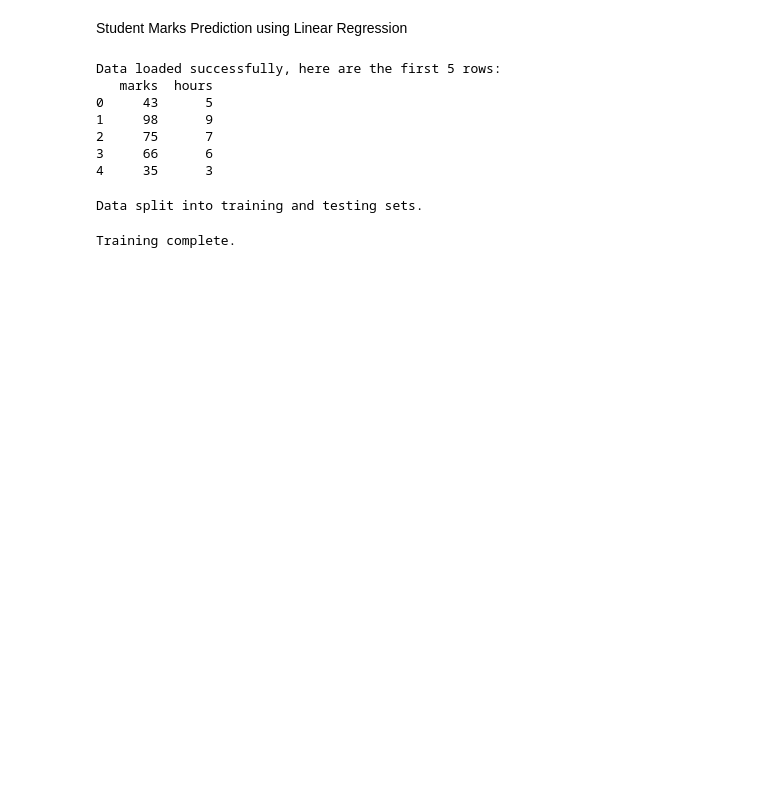
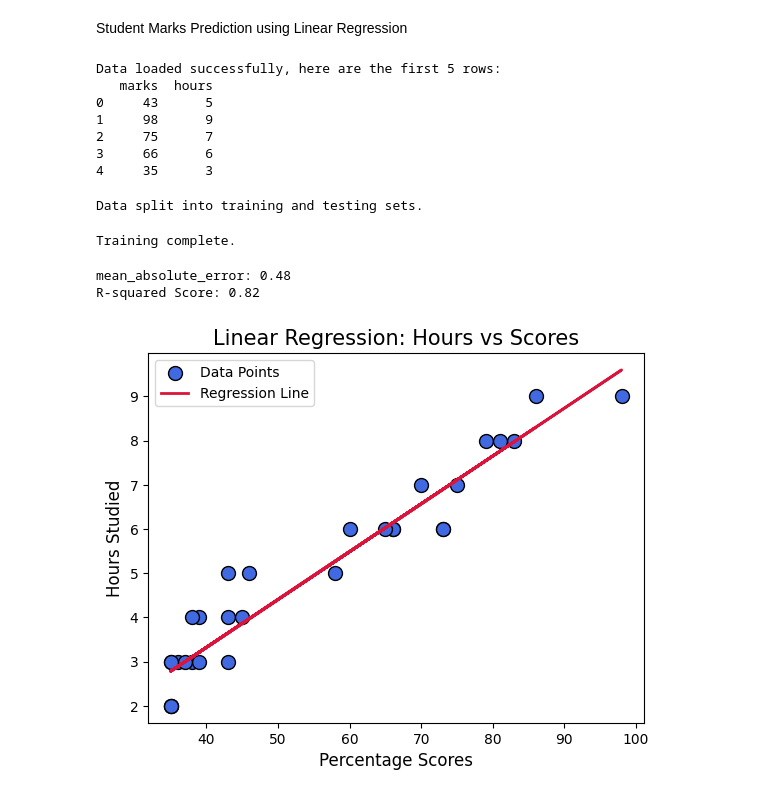
Before and after one commit to paulwincvarghese/new2, a Jupyter notebook: Day_5/test.ipynb, the cells around one changed output. Saved outputs shown, nothing was run; the diff lists cells and outputs as text; code cells hidden in the pictures; blank space fills up the shorter version.

```diff
--- a/Day_5/test.ipynb
+++ b/Day_5/test.ipynb
@@ -39,3 +39,30 @@ regressor.fit(X_train, Y_train)
 print("Training complete.")
 # %% [output]
 Training complete.
+# %%
+# predict the scores
+ypred = regressor.predict(X_test)
+
+#Calculate Evaluation Metrics
+mae = mean_absolute_error(Y_test, ypred)
+r2 = r2_score(Y_test, ypred)
+
+print(f"mean_absolute_error: {mae:.2f}")
+print(f"R-squared Score: {r2:.2f}")
+# %% [output]
+mean_absolute_error: 0.48
+R-squared Score: 0.82
+# %%
+#plotting the regression line
+line = regressor.coef_ * X + regressor.intercept_
+
+plt.Figure(figsize=(10, 6))
+plt.scatter(X, Y, color='royalblue', edgecolors='black', s=100, label='Data Points')
+plt.plot(X, line, color='crimson', linewidth=2, label='Regression Line')
+plt.title('Linear Regression: Hours vs Scores', fontsize=15)
+plt.xlabel('Percentage Scores', fontsize=12)
+plt.ylabel('Hours Studied', fontsize=12)
+plt.legend()
+plt.show()
+# %% [output]
+[figure, added]
```
